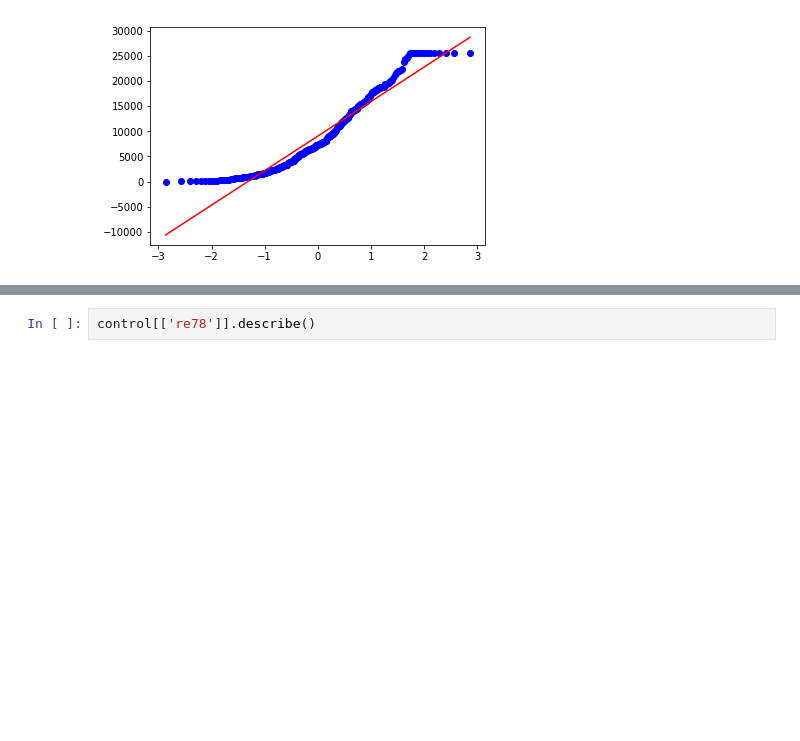
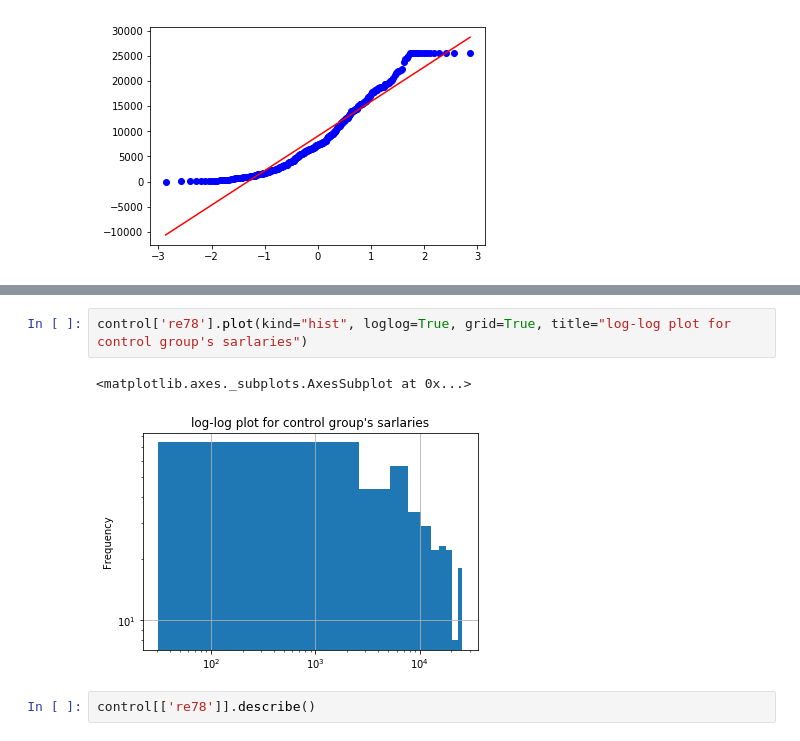
Before and after one commit to pmichele/ADA-Group, a Jupyter notebook: Partials/Michele/04 - Applied ML/Untitled.ipynb, the cells around one changed output, grey strips where cells are left out. Saved outputs shown, nothing was run; the diff lists cells and outputs as text; blank space fills up the shorter version.

```diff
--- a/Partials/Michele/04 - Applied ML/Untitled.ipynb
+++ b/Partials/Michele/04 - Applied ML/Untitled.ipynb
@@ -71,3 +77,8 @@ plt.show()
+# %%
+control['re78'].plot(kind="hist", loglog=True, grid=True, title="log-log plot for control group's sarlaries")
+# %% [output]
+<matplotlib.axes._subplots.AxesSubplot at 0x...>
+[figure, added]
 # %%
 control[['re78']].describe()
 # %% [output]
```
Also changed, not shown: parts of 19 cells of this notebook.
